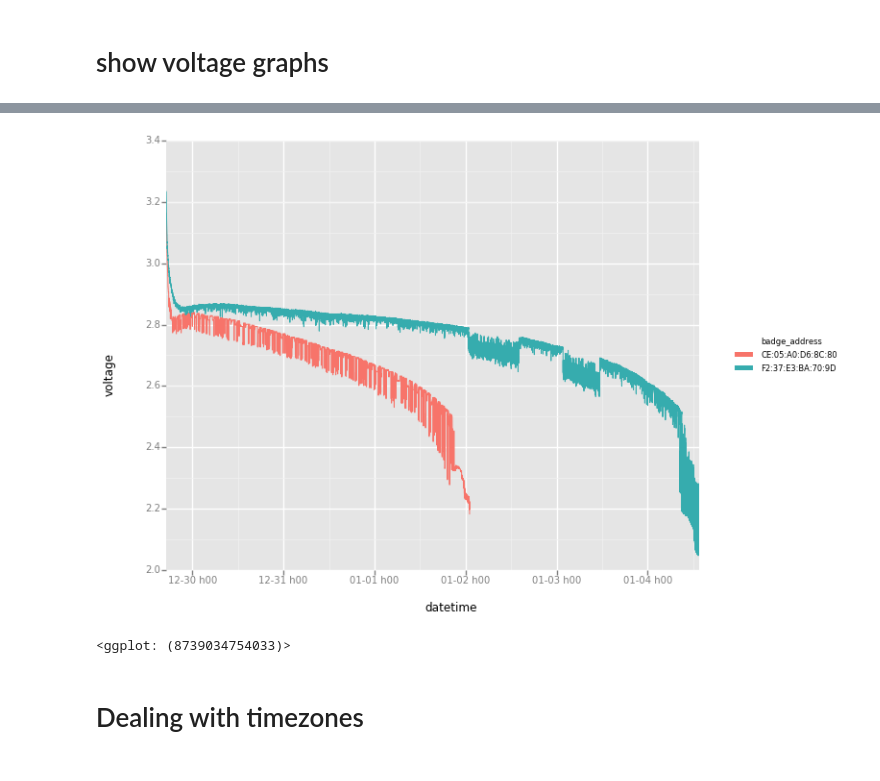
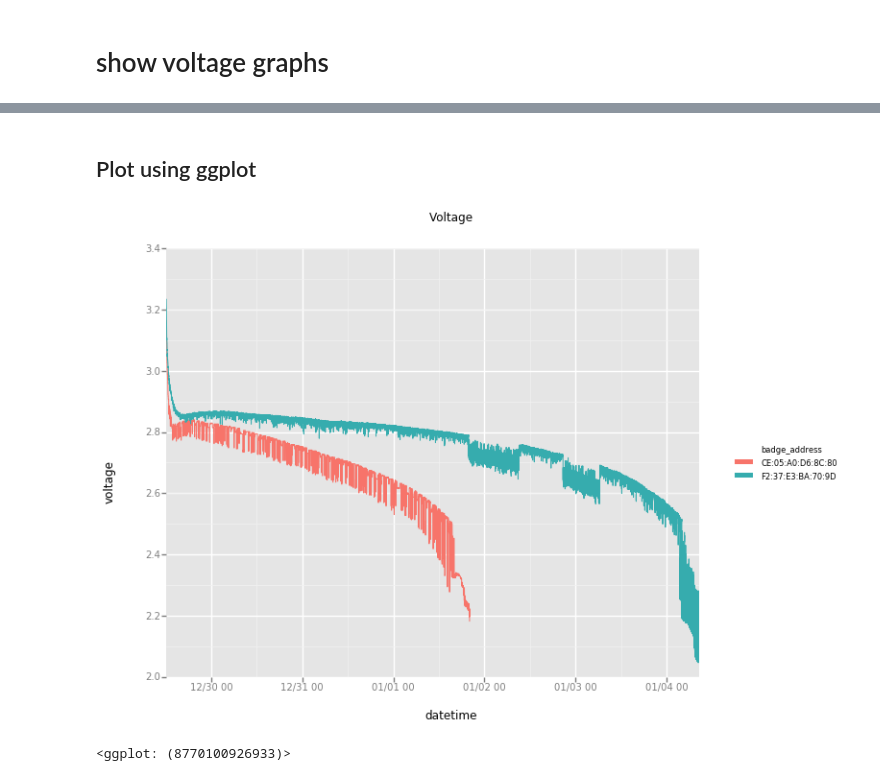
Before and after one commit to HumanDynamics/openbadge-analysis, a Jupyter notebook: examples/notebooks/plot_audio_voltage.ipynb, the cells around one changed output, grey strips where cells are left out. Saved outputs shown, nothing was run; the diff lists cells and outputs as text; code cells hidden in the pictures.

Commit message:
Added more graphs to voltage plots, and cleaned up the code

```diff
--- a/examples/notebooks/plot_audio_voltage.ipynb
+++ b/examples/notebooks/plot_audio_voltage.ipynb
@@ -37,6 +37,9 @@ import openbadge_analysis as ob
 # list of modules to autoload
 %aimport openbadge_analysis
 # %%
+eastern = pytz.timezone('US/Eastern')
+utc  = pytz.timezone('UTC')
+
 filename = '/home/orenled/temp/logs/4_log_audio.txt.gz'
 with gzip.open(filename, 'r') as f:
     audio_chunks = ob.load_audio_chunks_as_json_objects(f, log_version='2.0')
@@ -124,0 +98,20 @@ datetime
+# %%
+# Converting timestamp (epoch) to UTC datetime
+df['datetime'] = pd.to_datetime(df['timestamp'],unit='s', utc=True)
+
+# Setting datetime as index so I can convert the timezone
+df.sort_values('datetime')
+df.index = pd.to_datetime(df.pop('datetime'), utc=True)
+df = df.tz_localize(utc)
+df = df.tz_convert(eastern)
+
+# make it a column again
+df = df.reset_index()
+print(df['datetime'].dtype)
+
+# set index
+df.set_index(['badge_address','datetime'], inplace=True, drop=True)
+
+# Sort
+df.sort_index(inplace=True)
+print(df.head())
@@ -125,11 +135,17 @@ datetime
 # %%
 # http://pandas.pydata.org/pandas-docs/stable/cookbook.html
 # http://pandas.pydata.org/pandas-docs/stable/timeseries.html#aggregation
-df_grouped = df_audio_voltage.groupby('badge_address')
-df_resampled = df_grouped.resample('5S').mean().ffill()
-print(df_resampled.head())
-print(type(df_resampled))
+# reample doesn't always like multi index
+df_by_datetime = df.reset_index('badge_address', drop=False)
+
+
+df_grouped = df_by_datetime.groupby('badge_address')
+print("df_grouped\n",df_grouped)
+print(df_grouped.size(),"\n\n")
+
+df_resampled = df_grouped.resample('5S').agg({'voltage': np.mean, 'num_samples': np.max})
+print("df_resampled:\n",df_resampled.head(),"\n\n")
 
 df_flat = df_resampled.reset_index()
-print(df_flat.head())
+print("df_flat:\n",df_flat.head(),"\n\n")
 # %% [output]
@@ -149,0 +178,2 @@ CE:05:A0:D6:8C:80 2016-12-29 17:07:30+00:00    3.121
+# %% [markdown]
+## Plot using ggplot
@@ -150,8 +183,8 @@ CE:05:A0:D6:8C:80 2016-12-29 17:07:30+00:00    3.121
 # %%
 ggplot(aes(x='datetime', y='voltage', color='badge_address'), data=df_flat) +\
-    geom_line()+ scale_x_date(labels='%m-%d h%H') #+ theme(x_axis_text=element_text(angle=45))
+    geom_line()+\
+    scale_x_date(labels = date_format("%m/%d %H", tz = tz_dateutil_est)) +\
+    ggtitle("Voltage")
 # %% [output]
-[figure, old version]
+[figure, new version]
-<ggplot: (8739034754033)>
+<ggplot: (8770100926933)>
-# %% [markdown]
-# Dealing with timezones
```
Also changed, not shown: parts of 18 cells of this notebook.
